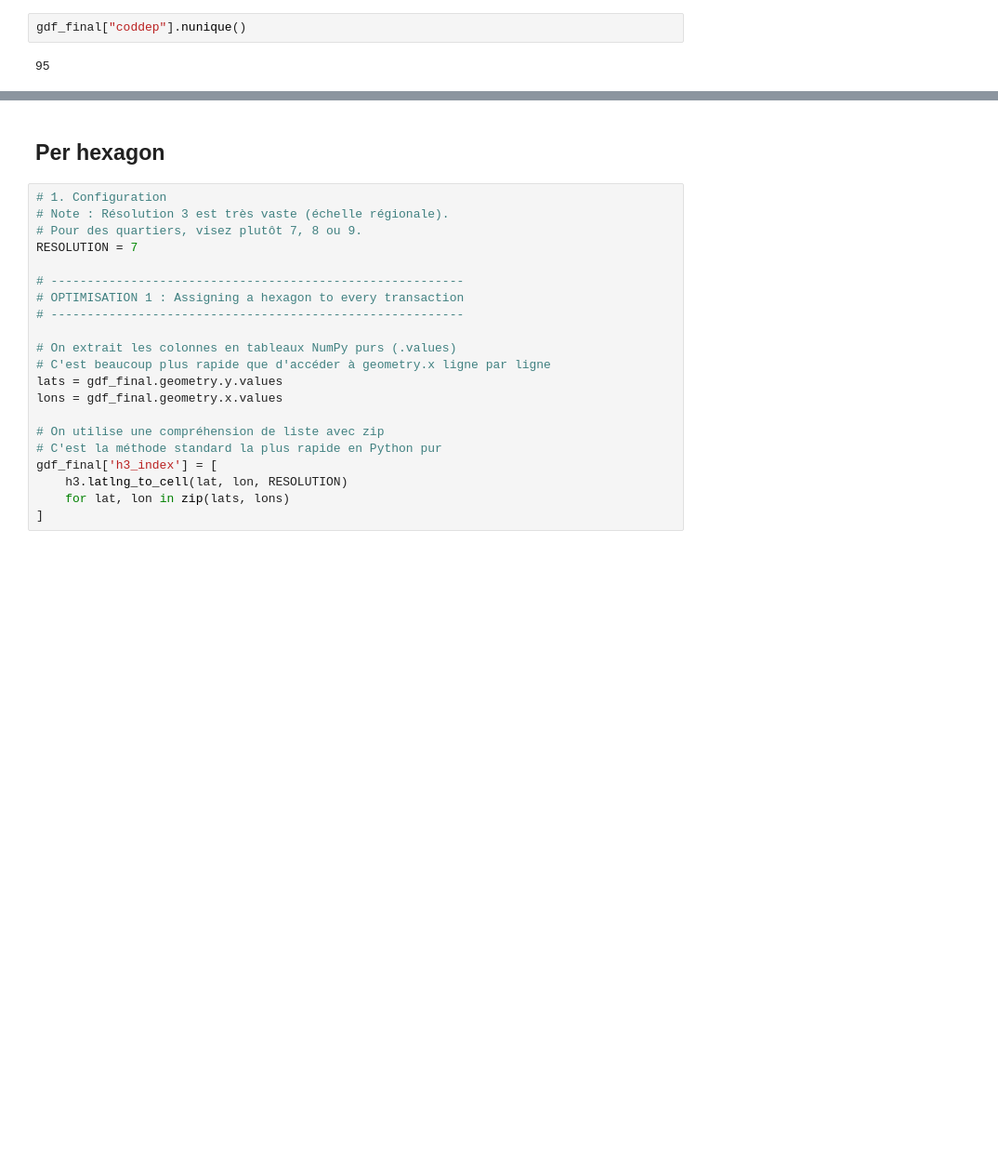
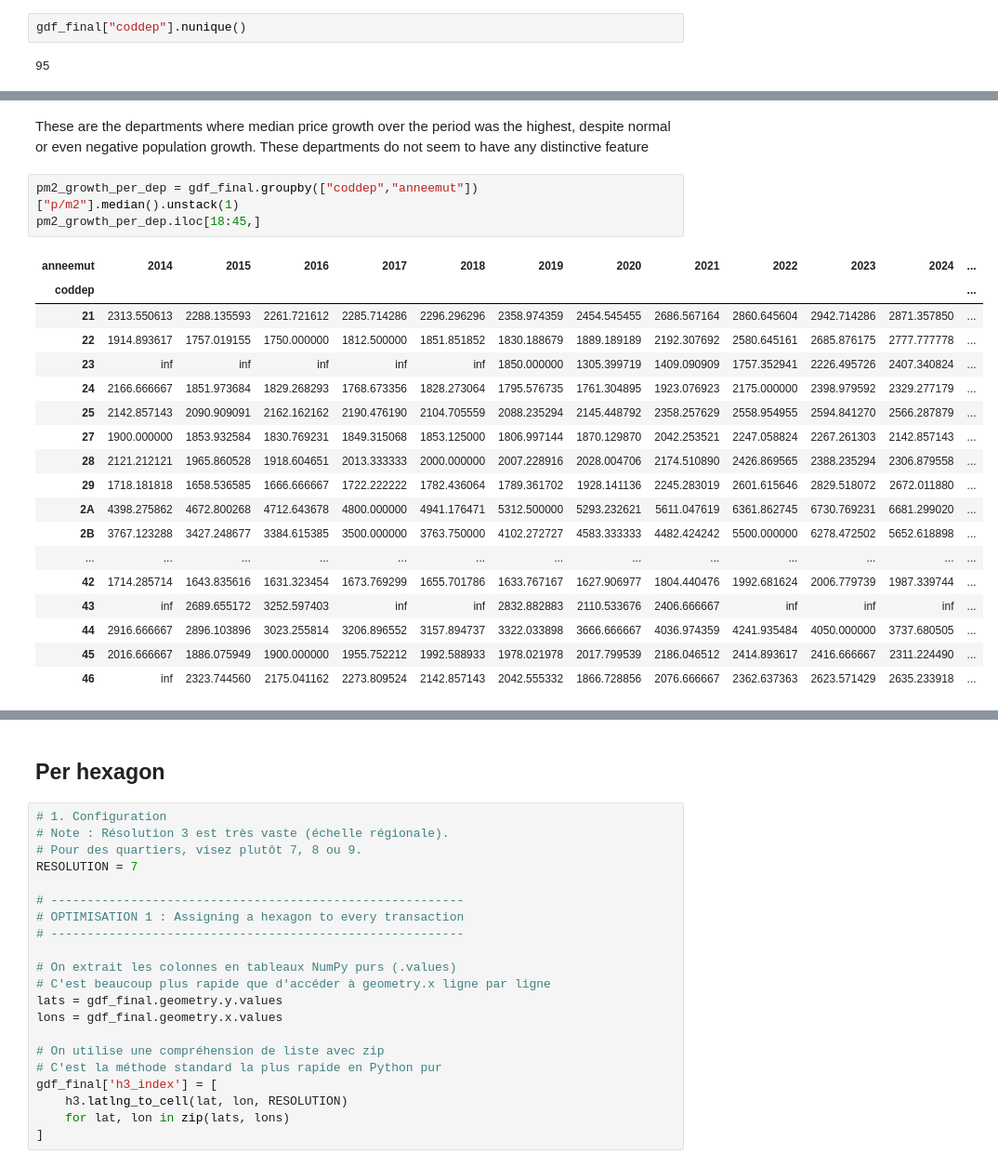
Before and after one commit to m-ligeret/price-signals-construction-activity, a Jupyter notebook: data_cleaning_trans.ipynb, the cells around one changed output, grey strips where cells are left out. Shown at 93% size. Drawn from its saved outputs; the diff is of its cells as text; blank space fills up the shorter version.

```diff
--- a/data_cleaning_trans.ipynb
+++ b/data_cleaning_trans.ipynb
@@ -312,0 +487,24 @@ median_pm2_per_dep.to_csv("median_pm2_per_dep.csv")
+# %% [markdown]
+These are the departments where median price growth over the period was the highest, despite normal or even negative population growth. These departments do not seem to have any distinctive feature
+# %%
+pm2_growth_per_dep = gdf_final.groupby(["coddep","anneemut"])["p/m2"].median().unstack(1)
+pm2_growth_per_dep.iloc[18:45,]
+# %% [output]
+| anneemut | 2014 | 2015 | 2016 | 2017 | 2018 | 2019 | 2020 | 2021 | 2022 | 2023 | 2024 | ... |
+| coddep |  |  |  |  |  |  |  |  |  |  |  | ... |
+| 21 | 2313.550613 | 2288.135593 | 2261.721612 | 2285.714286 | 2296.296296 | 2358.974359 | 2454.545455 | 2686.567164 | 2860.645604 | 2942.714286 | 2871.357850 | ... |
+| 22 | 1914.893617 | 1757.019155 | 1750.000000 | 1812.500000 | 1851.851852 | 1830.188679 | 1889.189189 | 2192.307692 | 2580.645161 | 2685.876175 | 2777.777778 | ... |
+| 23 | inf | inf | inf | inf | inf | 1850.000000 | 1305.399719 | 1409.090909 | 1757.352941 | 2226.495726 | 2407.340824 | ... |
+| 24 | 2166.666667 | 1851.973684 | 1829.268293 | 1768.673356 | 1828.273064 | 1795.576735 | 1761.304895 | 1923.076923 | 2175.000000 | 2398.979592 | 2329.277179 | ... |
+| 25 | 2142.857143 | 2090.909091 | 2162.162162 | 2190.476190 | 2104.705559 | 2088.235294 | 2145.448792 | 2358.257629 | 2558.954955 | 2594.841270 | 2566.287879 | ... |
+| 27 | 1900.000000 | 1853.932584 | 1830.769231 | 1849.315068 | 1853.125000 | 1806.997144 | 1870.129870 | 2042.253521 | 2247.058824 | 2267.261303 | 2142.857143 | ... |
+| 28 | 2121.212121 | 1965.860528 | 1918.604651 | 2013.333333 | 2000.000000 | 2007.228916 | 2028.004706 | 2174.510890 | 2426.869565 | 2388.235294 | 2306.879558 | ... |
+| 29 | 1718.181818 | 1658.536585 | 1666.666667 | 1722.222222 | 1782.436064 | 1789.361702 | 1928.141136 | 2245.283019 | 2601.615646 | 2829.518072 | 2672.011880 | ... |
+| 2A | 4398.275862 | 4672.800268 | 4712.643678 | 4800.000000 | 4941.176471 | 5312.500000 | 5293.232621 | 5611.047619 | 6361.862745 | 6730.769231 | 6681.299020 | ... |
+| 2B | 3767.123288 | 3427.248677 | 3384.615385 | 3500.000000 | 3763.750000 | 4102.272727 | 4583.333333 | 4482.424242 | 5500.000000 | 6278.472502 | 5652.618898 | ... |
+| ... | ... | ... | ... | ... | ... | ... | ... | ... | ... | ... | ... | ... |
+| 42 | 1714.285714 | 1643.835616 | 1631.323454 | 1673.769299 | 1655.701786 | 1633.767167 | 1627.906977 | 1804.440476 | 1992.681624 | 2006.779739 | 1987.339744 | ... |
+| 43 | inf | 2689.655172 | 3252.597403 | inf | inf | 2832.882883 | 2110.533676 | 2406.666667 | inf | inf | inf | ... |
+| 44 | 2916.666667 | 2896.103896 | 3023.255814 | 3206.896552 | 3157.894737 | 3322.033898 | 3666.666667 | 4036.974359 | 4241.935484 | 4050.000000 | 3737.680505 | ... |
+| 45 | 2016.666667 | 1886.075949 | 1900.000000 | 1955.752212 | 1992.588933 | 1978.021978 | 2017.799539 | 2186.046512 | 2414.893617 | 2416.666667 | 2311.224490 | ... |
+| 46 | inf | 2323.744560 | 2175.041162 | 2273.809524 | 2142.857143 | 2042.555332 | 1866.728856 | 2076.666667 | 2362.637363 | 2623.571429 | 2635.233918 | ... |
```
Also changed, not shown: parts of 25 cells of this notebook, 1 other file.
